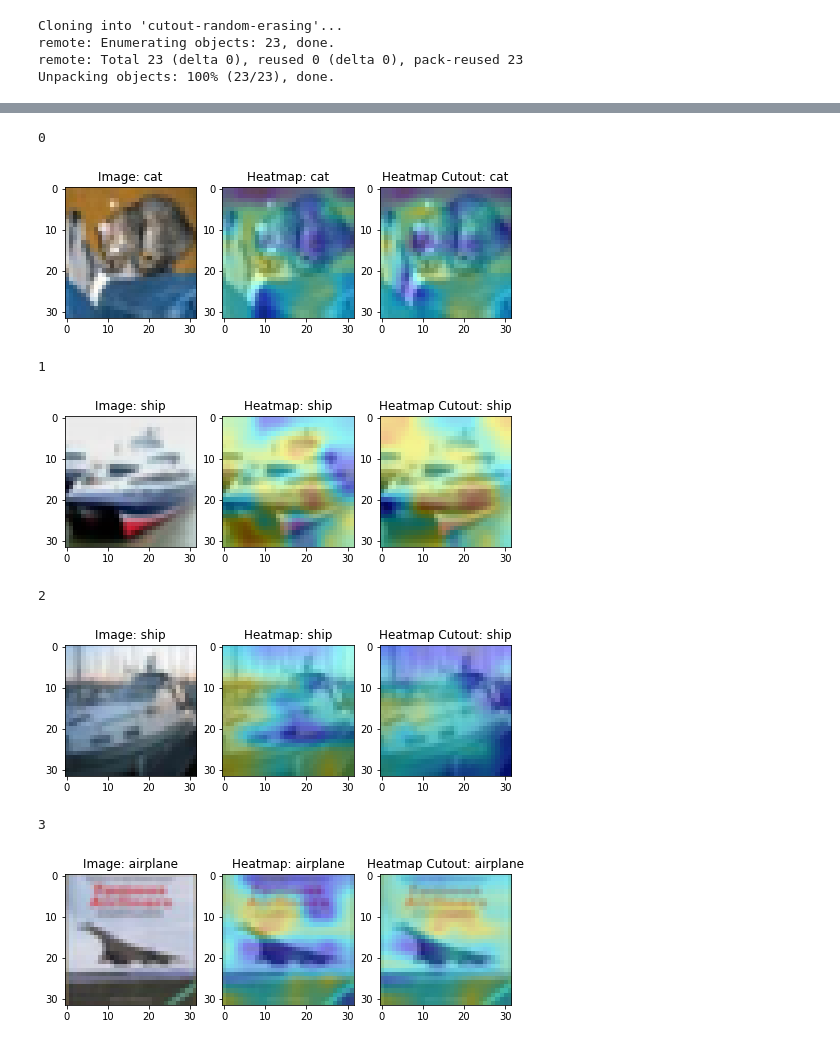
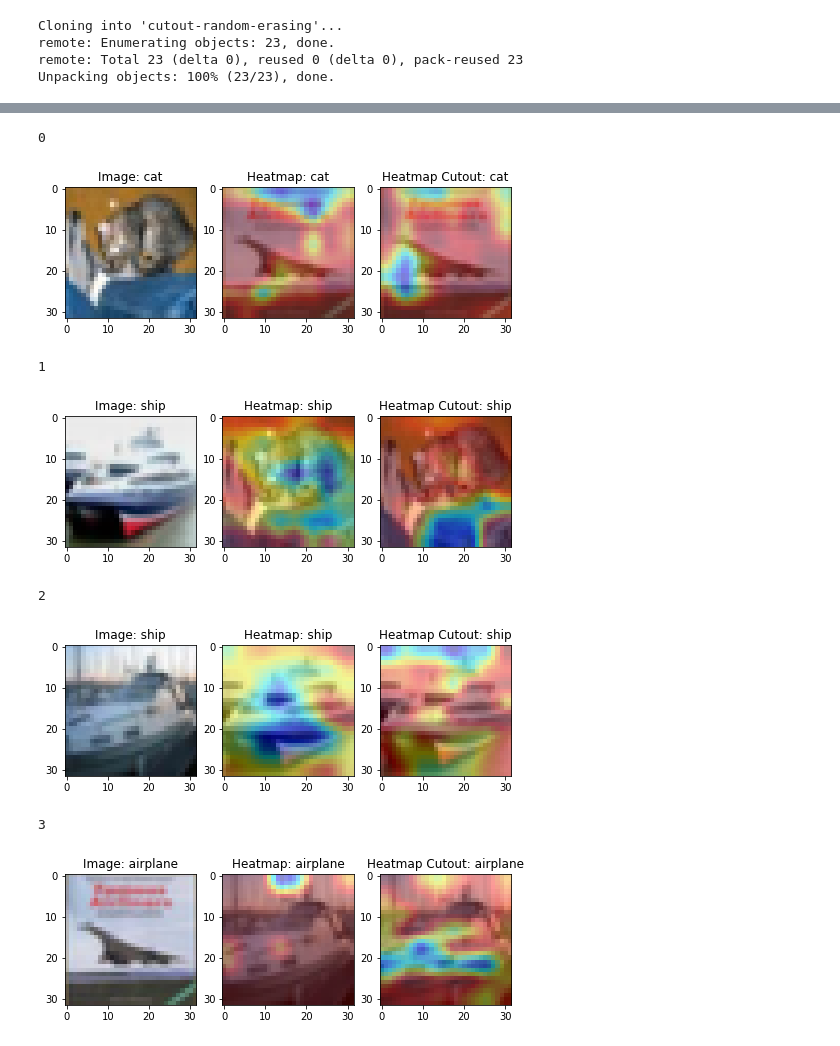
Before and after one commit to Curiousss/EVA, a Jupyter notebook: Assignment9/Assignment9.ipynb, the cells around one changed output, grey strips where cells are left out. Cells and saved outputs as stored; diff of their text form; code cells hidden in the pictures.

```diff
--- a/Assignment9/Assignment9.ipynb
+++ b/Assignment9/Assignment9.ipynb
@@ -378,77 +353,88 @@ from google.colab.patches import cv2_imshow
 superimposed_img = []
 superimposed_imgCutout = []
 
+# The first 4 test images are used for using the grad cam GRADCam
 for test_idx in range(4):
+
   print(test_idx)
   test_class = np.argmax(test_labels[test_idx])
 
+  # Get the layer information to be tested
   class_idx = np.argmax(y_pred[test_idx])
   class_output = modelBest.output[:, class_idx]
   last_conv_layer = modelBest.get_layer("activation_7")
 
+  # Get the layer information with Cutout to be tested
   class_idxCutout = np.argmax(y_predCutout[test_idx])
   class_outputCutout = modelBestCutout.output[:, class_idx]
   last_conv_layerCutout = modelBestCutout.get_layer("activation_7")
 
+  #Get the gradients
   grads = K.gradients(class_output, last_conv_layer.output)[0]
   pooled_grads = K.mean(grads, axis=(0, 1, 2))
   iterate = K.function([modelBest.input], [pooled_grads, last_conv_layer.output[0]])
   x = test_features[test_idx]
   x = np.expand_dims(x, axis=0)
   pooled_grads_value, conv_layer_output_value = iterate([x])
-  for i in range(10):
+  for i in range(256):
       conv_layer_output_value[:, :, i] *= pooled_grads_value[i]
 
+  #Get the gradients for Cutout
   gradsCutout = K.gradients(class_outputCutout, last_conv_layerCutout.output)[0]
   pooled_gradsCutout = K.mean(gradsCutout, axis=(0, 1, 2))
   iterateCutout = K.function([modelBestCutout.input], [pooled_gradsCutout, last_conv_layerCutout.output[0]])
   xCutout = test_features[test_idx]
   xCutout = np.expand_dims(xCutout, axis=0)
   pooled_grads_valueCutout, conv_layer_output_valueCutout = iterateCutout([xCutout])
-  for i in range(10):
+  for i in range(256):
       conv_layer_output_valueCutout[:, :, i] *= pooled_grads_valueCutout[i]
 
+  #Create heatmaps
   heatmap = np.mean(conv_layer_output_value, axis=-1)
   heatmap = np.maximum(heatmap, 0)
   heatmap /= np.max(heatmap)
-
-  heatmapCutout = np.mean(conv_layer_output_valueCutout, axis=-1)
-  heatmapCutout = np.maximum(heatmapCutout, 0)
-  heatmapCutout /= np.max(heatmapCutout)
-
-  img = test_features[test_idx]
-  img = np.uint8(255 * img)
 
   heatmap = cv2.resize(heatmap, (img.shape[1], img.shape[0]))
   heatmap = np.uint8(255 * heatmap)
   heatmap = cv2.applyColorMap(heatmap, cv2.COLORMAP_JET)
   superimposed_img.append(cv2.addWeighted(img, 0.6, heatmap, 0.4, 0))
 
+  #Create heatmaps for Cutout
+
+  heatmapCutout = np.mean(conv_layer_output_valueCutout, axis=-1)
+  heatmapCutout = np.maximum(heatmapCutout, 0)
+  heatmapCutout /= np.max(heatmapCutout)
+
   heatmapCutout = cv2.resize(heatmapCutout, (img.shape[1], img.shape[0]))
   heatmapCutout = np.uint8(255 * heatmapCutout)
   heatmapCutout = cv2.applyColorMap(heatmapCutout, cv2.COLORMAP_JET)
   superimposed_imgCutout.append(cv2.addWeighted(img, 0.6, heatmapCutout, 0.4, 0))
 
+  #Get the original image
+  img = test_features[test_idx]
+  img = np.uint8(255 * img)
+
+  #Print the original image, heatmap for the model without cutout and the heatmap for the model with cutout
   fig = plt.figure(figsize=(8,8))
   ax = fig.add_subplot(1, 3, 1)
   ax.set_title("Image: " + class_names[test_class])
   plt.imshow(img)
 
   ax = fig.add_subplot(1, 3, 2)
   ax.set_title("Heatmap: " + class_names[class_idx])
   plt.imshow(superimposed_img[test_idx])
 
   ax = fig.add_subplot(1, 3, 3)
   ax.set_title("Heatmap Cutout: " + class_names[class_idxCutout])
   plt.imshow(superimposed_imgCutout[test_idx])
 
   plt.show()
 # %% [output]
 0
-[figure, old version]
+[figure, new version]
 1
-[figure, old version]
+[figure, new version]
 2
-[figure, old version]
+[figure, new version]
 3
-[figure, old version]
+[figure, new version]
```
Also changed, not shown: parts of 14 cells of this notebook.
